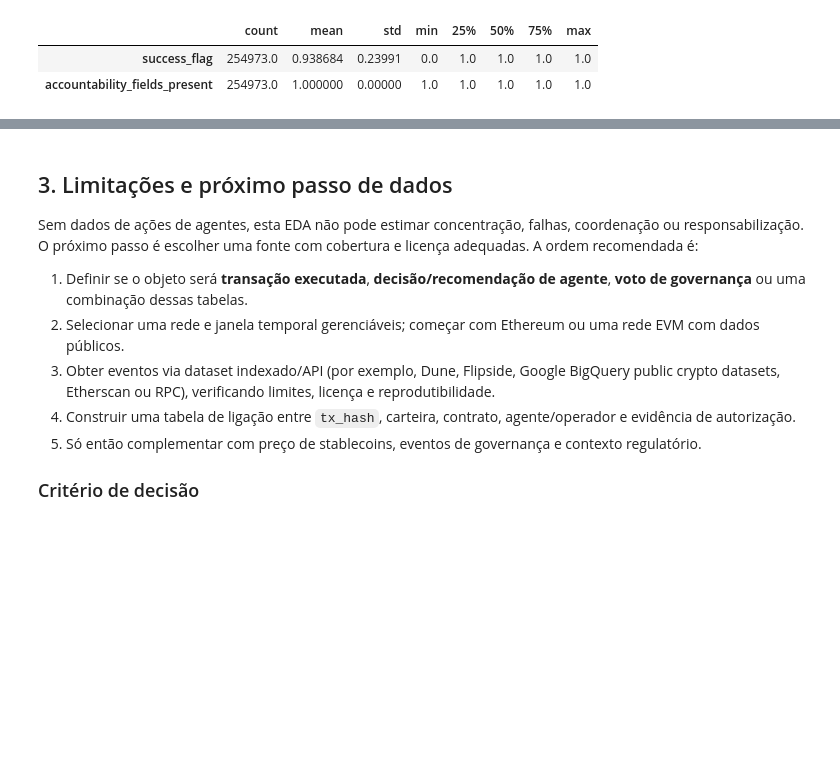
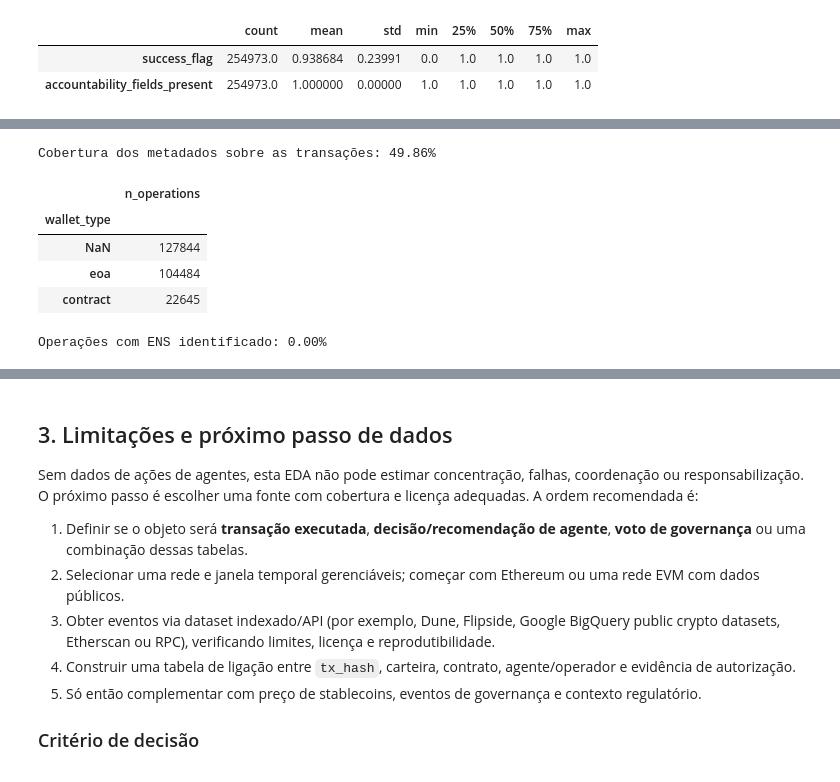
Before and after one commit to gustavofelicidade/moedas-digitais-g6, a Jupyter notebook: notebooks/eda-gustavo.ipynb, the cells around one changed output, grey strips where cells are left out. Drawn from its saved outputs; the diff is of its cells as text; code cells hidden in the pictures; blank space fills up the shorter version.

```diff
--- a/notebooks/eda-gustavo.ipynb
+++ b/notebooks/eda-gustavo.ipynb
@@ -373,0 +380,36 @@ else:
+# %%
+# Enriquecimento de df com metadados por wallet_from.
+METADATA_PATH = ROOT / 'data' / 'wallet_metadata.csv'
+
+if METADATA_PATH.exists() and not df.empty and 'wallet_from' in df.columns:
+    wallet_metadata = pd.read_csv(METADATA_PATH, low_memory=False)
+    wallet_metadata['wallet_key'] = wallet_metadata['wallet_address'].astype(str).str.lower()
+    df['wallet_key'] = df['wallet_from'].astype(str).str.lower()
+
+    metadata_cols = [
+        'wallet_key', 'wallet_type', 'ens_name', 'ens_forward_match',
+        'ens_location', 'ens_twitter', 'ens_github', 'lookup_status',
+    ]
+    metadata_cols = [c for c in metadata_cols if c in wallet_metadata.columns]
+    df = df.merge(
+        wallet_metadata[metadata_cols].drop_duplicates('wallet_key'),
+        on='wallet_key',
+        how='left',
+    )
+
+    matched = df['wallet_type'].notna().mean() if 'wallet_type' in df.columns else 0
+    print(f'Cobertura dos metadados sobre as transações: {matched:.2%}')
+    if 'wallet_type' in df.columns:
+        display(df['wallet_type'].value_counts(dropna=False).rename('n_operations').to_frame())
+    if 'ens_name' in df.columns:
+        print(f'Operações com ENS identificado: {df["ens_name"].notna().mean():.2%}')
+else:
+    print('Metadados não carregados: arquivo ausente, dataset vazio ou wallet_from indisponível.')
+# %% [output]
+Cobertura dos metadados sobre as transações: 49.86%
+|  | n_operations |
+| wallet_type |  |
+| NaN | 127844 |
+| eoa | 104484 |
+| contract | 22645 |
+Operações com ENS identificado: 0.00%
```
Also changed, not shown: parts of 3 cells of this notebook, 3 other files.
